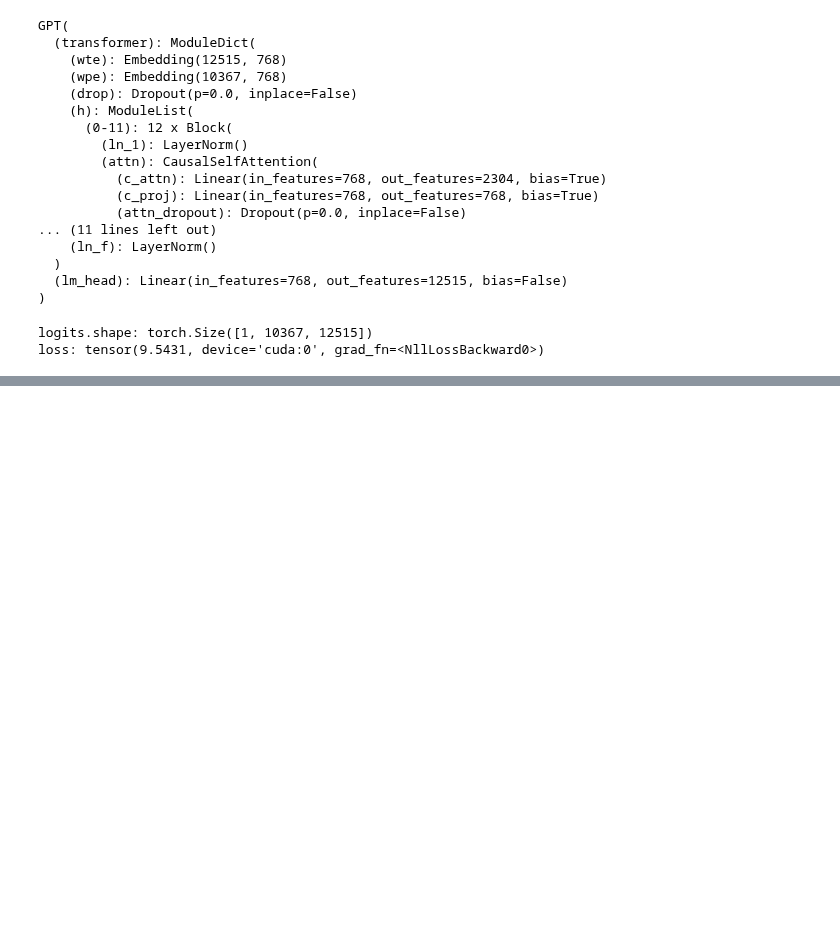
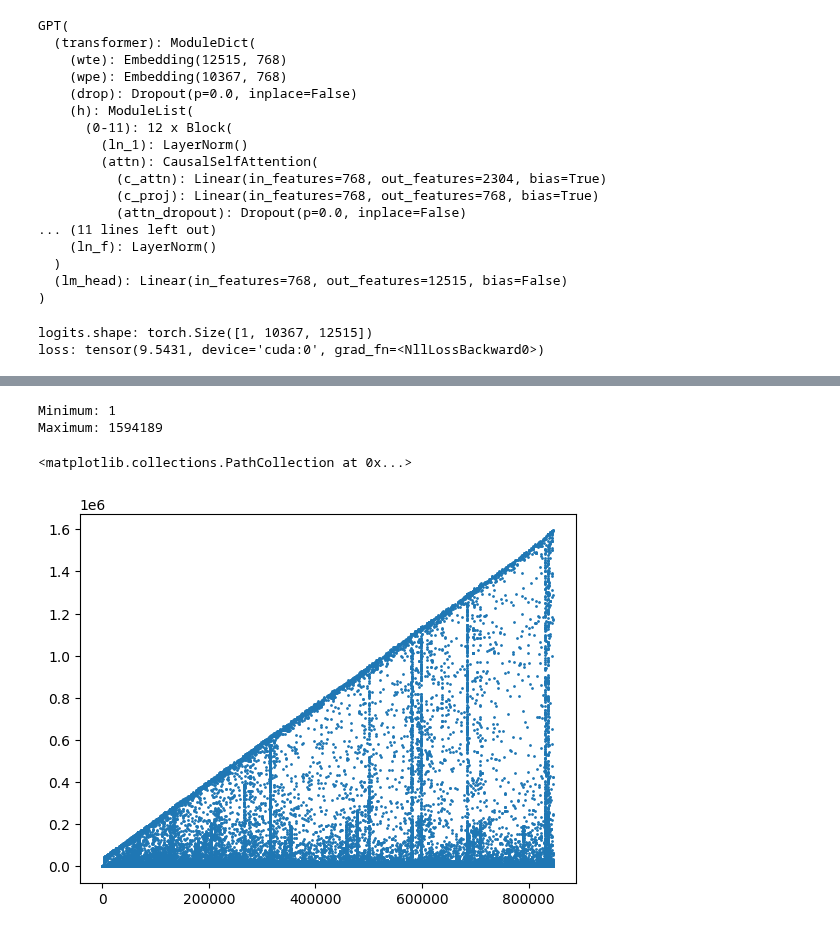
Before and after one commit to kingofguan/MarketGPT, a Jupyter notebook: notebooks/MarketSimT.ipynb, the cells around one changed output, grey strips where cells are left out. Cells and saved outputs as stored; diff of their text form; code cells hidden in the pictures; blank space fills up the shorter version.

```diff
--- a/notebooks/MarketSimT.ipynb
+++ b/notebooks/MarketSimT.ipynb
@@ -1272,0 +1435,22 @@ loss: tensor(9.5431, device='cuda:0', grad_fn=<NllLossBackward0>)
+# %%
+# plot distribution of message distances
+# plt.hist(np.concatenate(msg_distances), bins=100)
+
+daily_dist = msg_distances[0]
+print("Minimum:", np.min(daily_dist))
+print("Maximum:", np.max(daily_dist))
+
+# sort distances
+# daily_dist = np.sort(daily_dist)
+
+# plot scatter plot of message distances
+plt.scatter(range(len(daily_dist)), daily_dist, s=1)
+
+
+# plot histogram of message distances
+# plt.hist(daily_dist, bins=20)
+# %% [output]
+Minimum: 1
+Maximum: 1594189
+<matplotlib.collections.PathCollection at 0x...>
+[figure, added]
```
Also changed, not shown: parts of 9 cells of this notebook.
